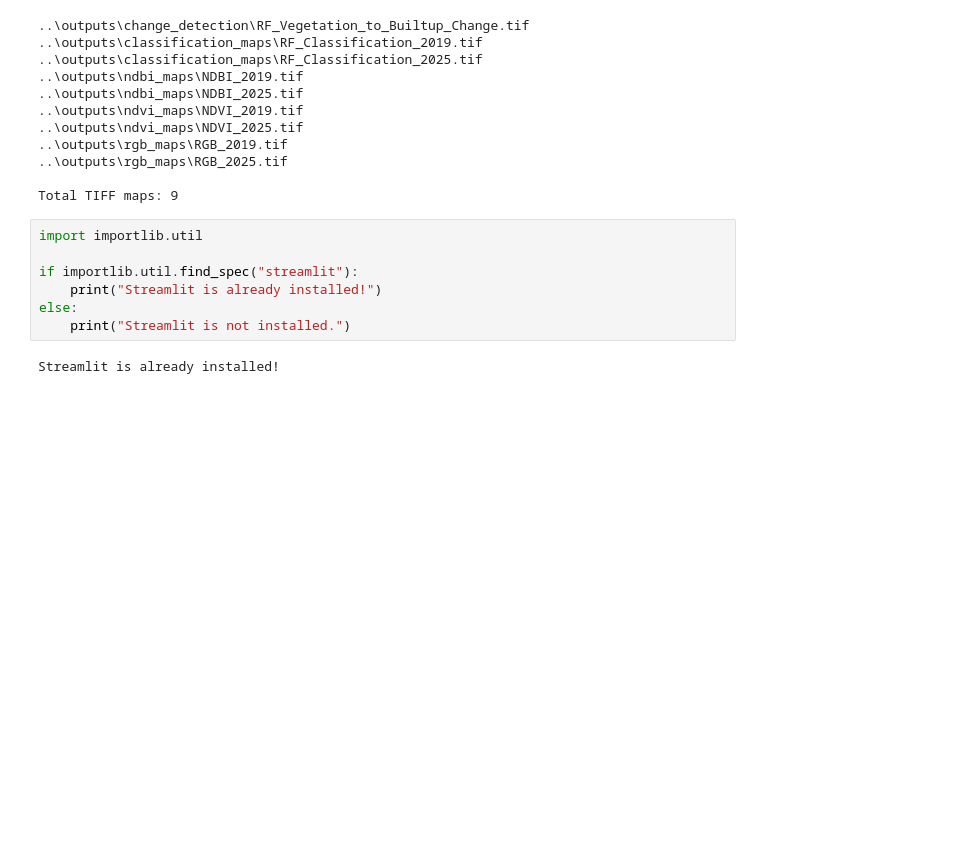
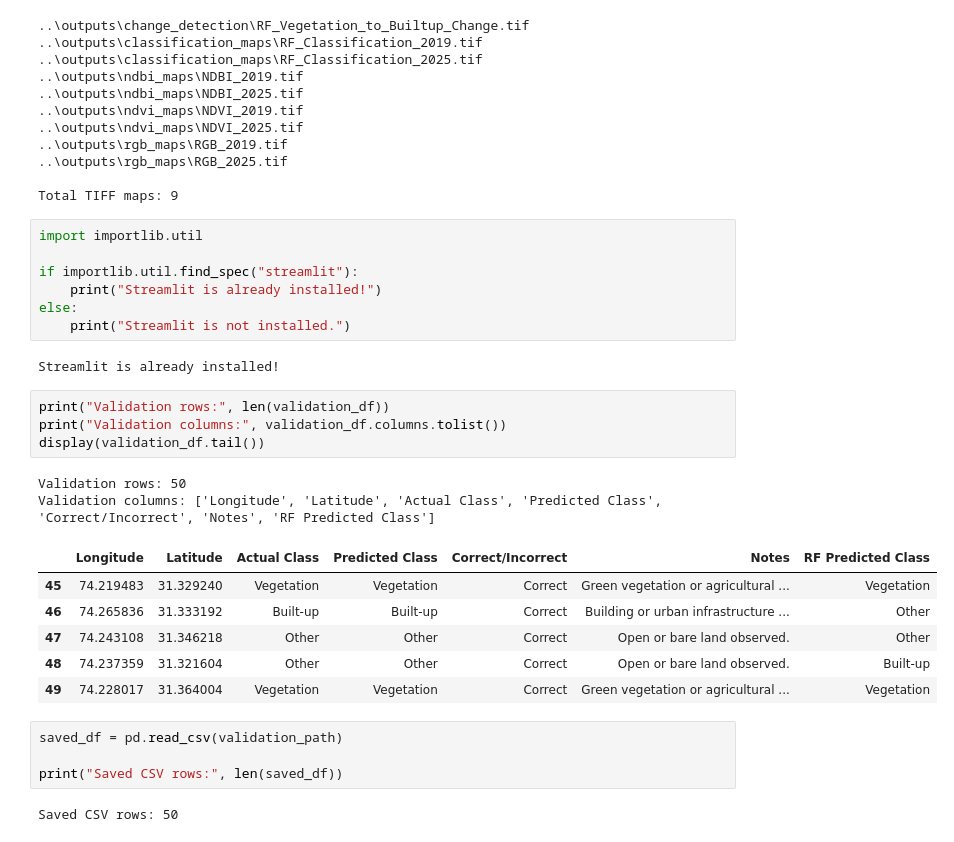
Before and after one commit to mahnoorinnovation/Punjab-GeoGuardian, a Jupyter notebook: notebooks/01_AOI_and_Sentinel2.ipynb, the cells around one changed output. Saved outputs shown, nothing was run; the diff lists cells and outputs as text; blank space fills up the shorter version.

```diff
--- a/notebooks/01_AOI_and_Sentinel2.ipynb
+++ b/notebooks/01_AOI_and_Sentinel2.ipynb
@@ -4604,3 +4604,22 @@ else:
     print("Streamlit is not installed.")
 # %% [output]
 Streamlit is already installed!
+# %%
+print("Validation rows:", len(validation_df))
+print("Validation columns:", validation_df.columns.tolist())
+display(validation_df.tail())
+# %% [output]
+Validation rows: 50
+Validation columns: ['Longitude', 'Latitude', 'Actual Class', 'Predicted Class', 'Correct/Incorrect', 'Notes', 'RF Predicted Class']
+|  | Longitude | Latitude | Actual Class | Predicted Class | Correct/Incorrect | Notes | RF Predicted Class |
+| 45 | 74.219483 | 31.329240 | Vegetation | Vegetation | Correct | Green vegetation or agricultural ... | Vegetation |
+| 46 | 74.265836 | 31.333192 | Built-up | Built-up | Correct | Building or urban infrastructure ... | Other |
+| 47 | 74.243108 | 31.346218 | Other | Other | Correct | Open or bare land observed. | Other |
+| 48 | 74.237359 | 31.321604 | Other | Other | Correct | Open or bare land observed. | Built-up |
+| 49 | 74.228017 | 31.364004 | Vegetation | Vegetation | Correct | Green vegetation or agricultural ... | Vegetation |
+# %%
+saved_df = pd.read_csv(validation_path)
+
+print("Saved CSV rows:", len(saved_df))
+# %% [output]
+Saved CSV rows: 50
```
Also changed, not shown: parts of 8 cells of this notebook, 15 other files.
